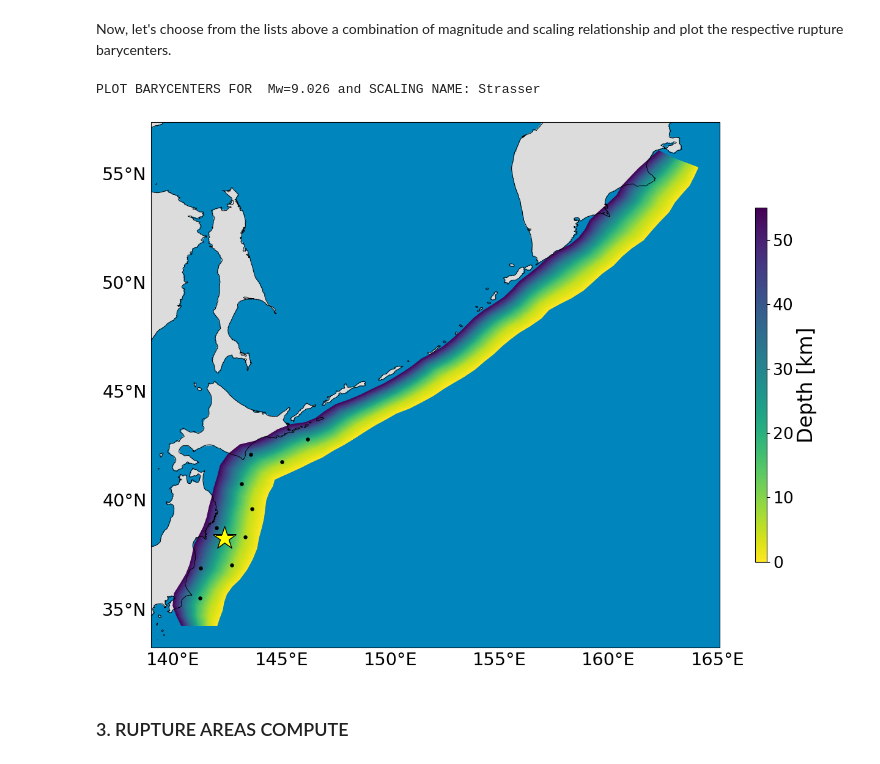
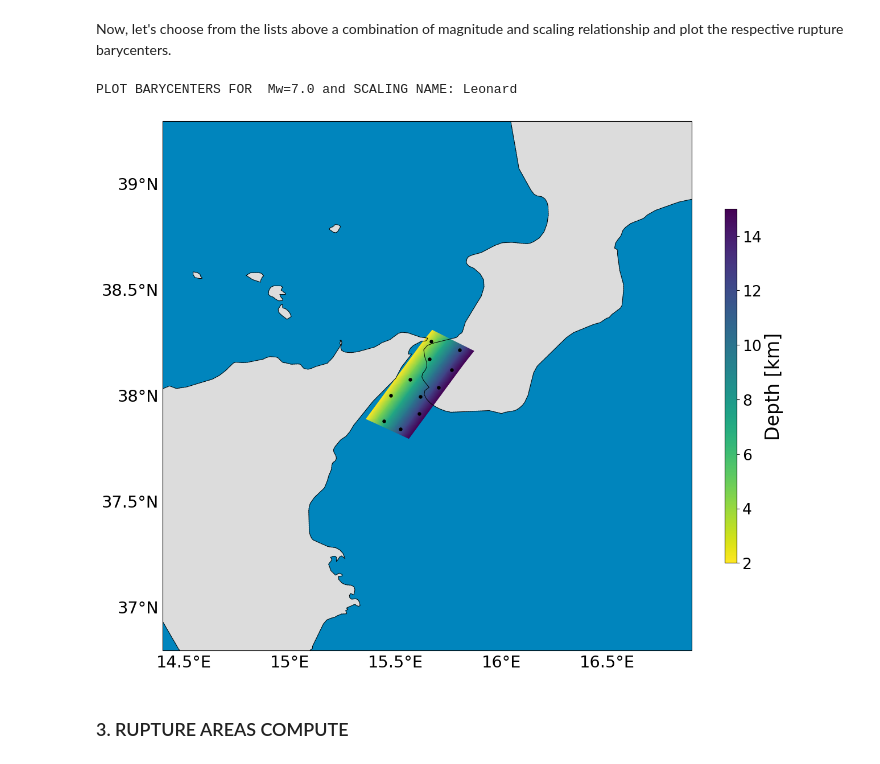
Before and after one commit to antonioscalaunina/pyANTI-FASc, a Jupyter notebook: bin/antifasc_main.ipynb, the cells around one changed output. Cells and saved outputs as stored; diff of their text form; code cells hidden in the pictures.

```diff
--- a/bin/antifasc_main.ipynb
+++ b/bin/antifasc_main.ipynb
@@ -13,8 +23,8 @@ import cartopy.feature as cfeature
 A slab object is built with the attributes contained in the `input.json` file and  `scaling_relationship.json` file. Other attributes are computed internally based on the input information.
 # %%
 #Specify input json file and scaling_relationship file paths
-input_file='../config_files/Parameters/input.json'
-scaling_file='../config_files/Parameters/scaling_relationship.json'
+input_file='../config_files/Parameters/input_Messina.json'
+scaling_file='../config_files/Parameters/scaling_relationship_LeonardIP.json'
 
 #Initialize an instance of the class Slab with the input files
 Slab_obj=slab.Slab(input_file,scaling_file)
@@ -95,25 +119,25 @@ Scaling names: ['Murotani', 'Strasser']
 Now, let's choose from the lists above a combination of magnitude and scaling relationship and plot the respective rupture barycenters.
 # %%
 #plot barycenters for the specified combination of Mw and scaling relationship
-Mw=9.0260
-scaling='Strasser'
+Mw=7.0
+scaling='Leonard'
 
 print(f'PLOT BARYCENTERS FOR  Mw={Mw} and SCALING NAME: {scaling}')
 
 
 fig = plt.figure(figsize=(15, 15))
 subplots=111
 #generate default basemap
 fig,ax=Slab_obj.plot_basemap(fig,subplots)
 
 #plot Slab mesh
 Slab_obj.plot_slab(ax,fig,colorbar=True)
 
 #PLOT BARYCENTERS
 Slab_obj.plot_barycenters_mag(Mw,scaling,ax,fig)
 # %% [output]
-PLOT BARYCENTERS FOR  Mw=9.026 and SCALING NAME: Strasser
+PLOT BARYCENTERS FOR  Mw=7.0 and SCALING NAME: Leonard
-[figure, old version]
+[figure, new version]
 # %% [markdown]
 
 ### 3. RUPTURE AREAS COMPUTE
```
Also changed, not shown: parts of 13 cells of this notebook, 7 other files.
